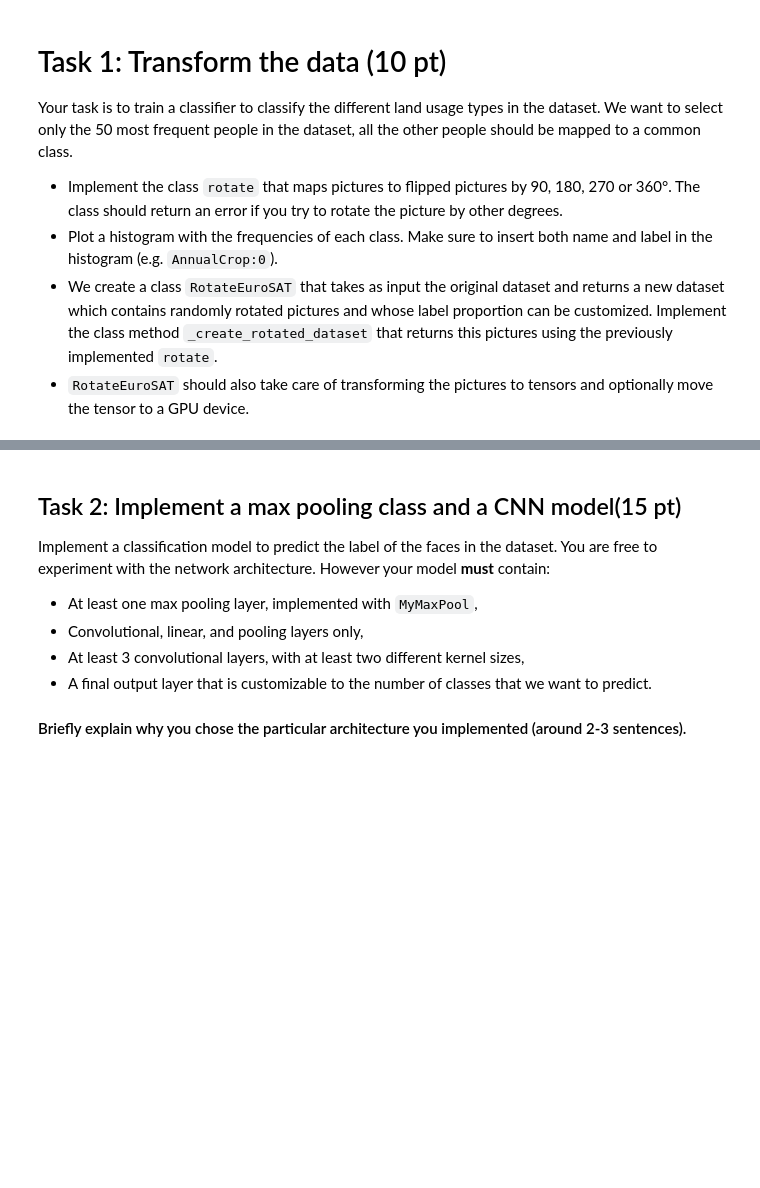
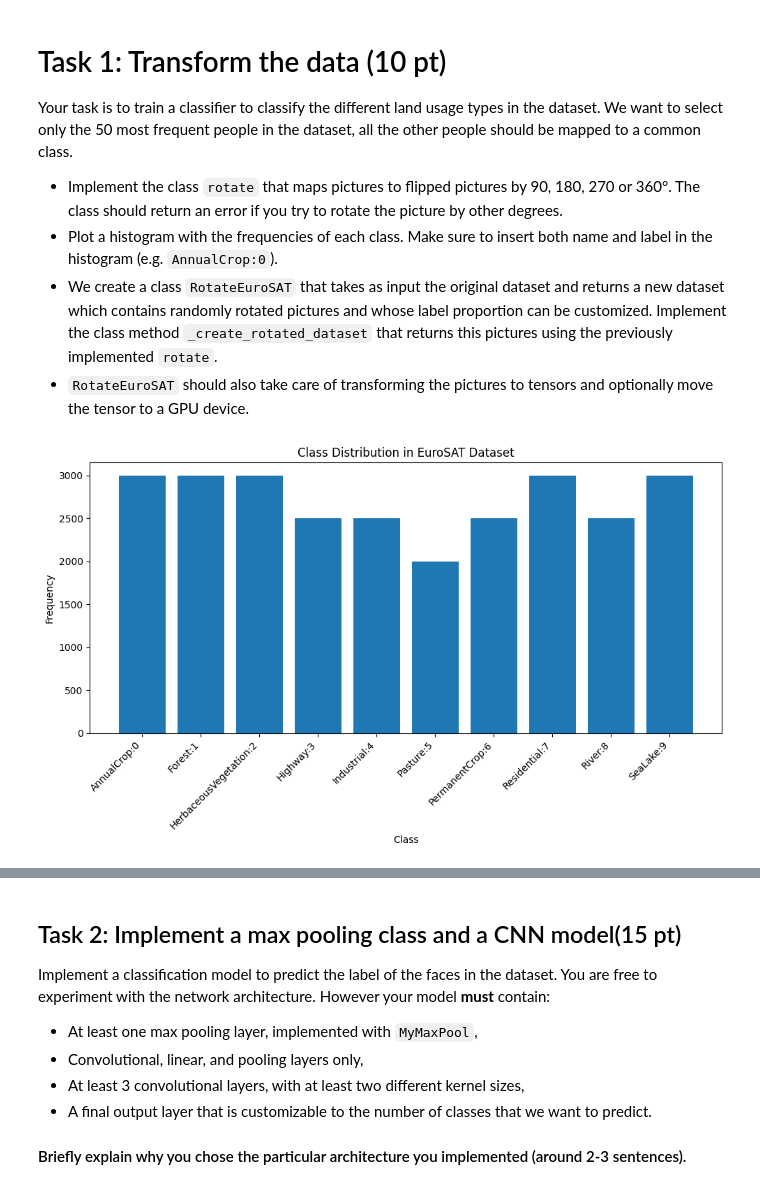
Before and after one commit to hertie-data-science-lab/assignment-2-ps-2-a, a Jupyter notebook: main.ipynb, the cells around one changed output, grey strips where cells are left out. Drawn from its saved outputs; the diff is of its cells as text; code cells hidden in the pictures; blank space fills up the shorter version.

Commit message:
In Task 1, implement: - ´rotate_picture` function, and - ´plot_histogram`function

```diff
--- a/main.ipynb
+++ b/main.ipynb
@@ -59,25 +62,45 @@ Implement the class method `_create_rotated_dataset` that returns this pictures
 # %%
 from torch.utils.data import Subset, Dataset, random_split
 import matplotlib.pyplot as plt
 import numpy as np
+from torchvision.transforms import functional as F
 
 def rotate_picture(picture, rotation):
-  '''#TODO: implemented most frequent n people'''
+  '''#TODO: implemented rotation'''
 
-  return picture
+  if rotation not in [90, 180, 270, 360]:
+    raise ValueError("Rotation must be 90, 180, 270, or 360 degrees")
 
+  if rotation == 360:
+    return picture
+  else:
+    return F.rotate(picture, rotation)
 
 def plot_histogram(data):
 
   fig, ax = plt.subplots(figsize=(10, 6))
   '''#TODO: here your code'''
+
+  labels = [tar for pic, tar in data]
+  class_counts = np.bincount(labels)
+  classes = data.classes
+  class_names = [f"{classes[i]}:{i}" for i in range(len(classes))]
+
+  ax.bar(class_names, class_counts)
+  ax.set_xlabel("Class")
+  ax.set_ylabel("Frequency")
+  ax.set_title("Class Distribution in EuroSAT Dataset")
+  plt.xticks(rotation=45, ha="right")
+  plt.tight_layout()
+
   return fig, ax
-
 
 new_pic = rotate_picture(pic, 90) # Example of rotating a picture by 90 degrees
 same_pic = rotate_picture(pic, 360) # Example of rotating a picture by 360 degrees (should return the same picture)
 fig, ax = plot_histogram(data)
 fig.show()
+# %% [output]
+[figure, added]
 # %%
 fig, axes = plt.subplots(1, 3, figsize=(10, 5))
 
```
Also changed, not shown: parts of 3 cells of this notebook.
